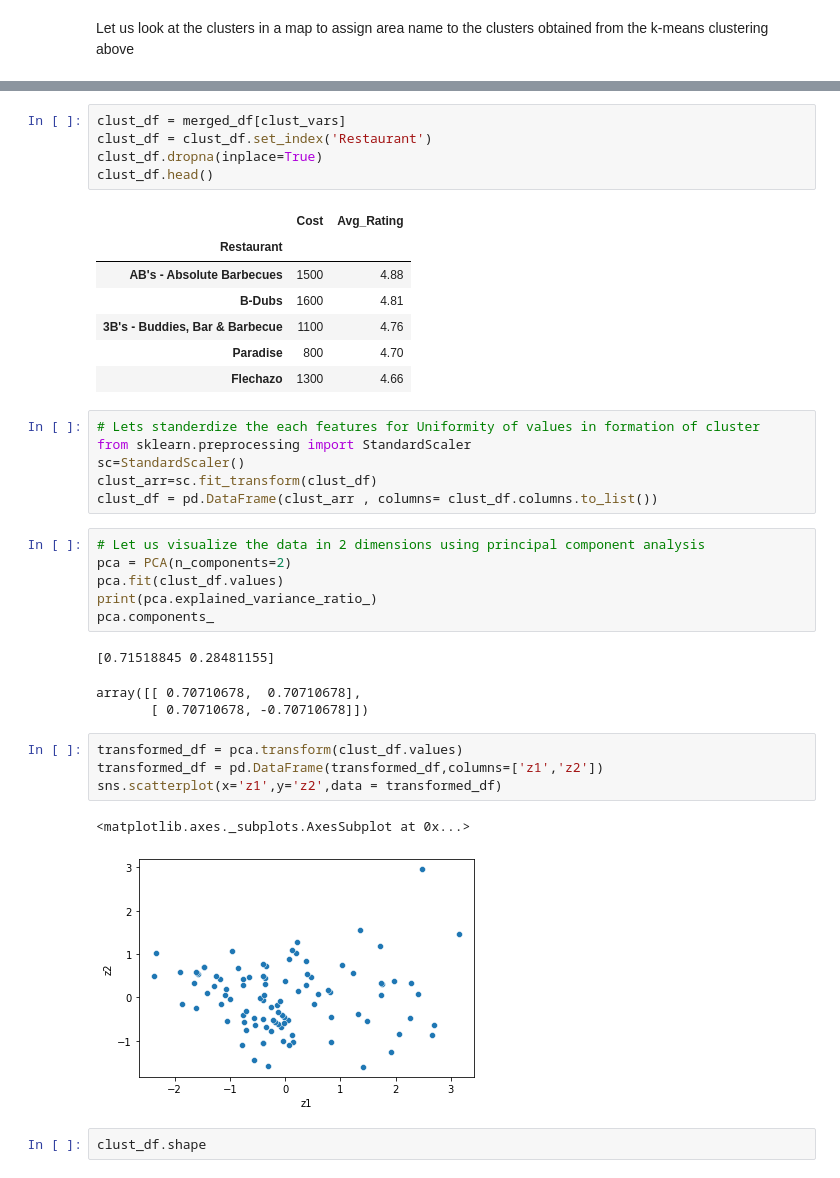
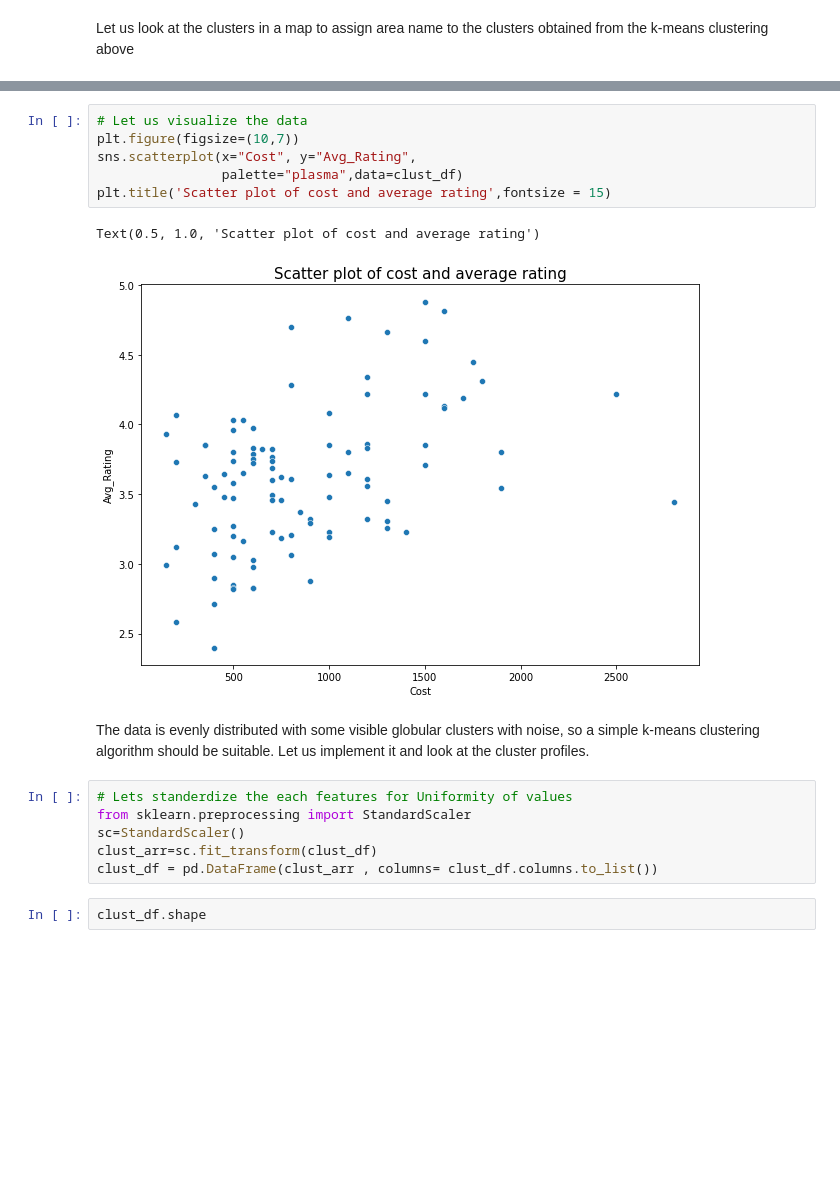
Before and after one commit to Nandeesh-U/ZOMATO-RESTAURANT-CLUSTERING-AND-SENTIMENT-ANALYSIS, a Jupyter notebook: ZOMATO_RESTAURANT_CLUSTERING_AND_SENTIMENT_ANALYSIS.ipynb, the cells around one changed output, grey strips where cells are left out. Saved outputs shown, nothing was run; the diff lists cells and outputs as text; blank space fills up the shorter version.

```diff
--- a/ZOMATO_RESTAURANT_CLUSTERING_AND_SENTIMENT_ANALYSIS.ipynb
+++ b/ZOMATO_RESTAURANT_CLUSTERING_AND_SENTIMENT_ANALYSIS.ipynb
@@ -1832,39 +1871,20 @@ clust_vars = ['Restaurant',
-# %%
-clust_df = merged_df[clust_vars]
-clust_df = clust_df.set_index('Restaurant')
-clust_df.dropna(inplace=True)
-clust_df.head()
-# %% [output]
-|  | Cost | Avg_Rating |
-| Restaurant |  |  |
-| AB's - Absolute Barbecues | 1500 | 4.88 |
-| B-Dubs | 1600 | 4.81 |
-| 3B's - Buddies, Bar & Barbecue | 1100 | 4.76 |
-| Paradise | 800 | 4.70 |
-| Flechazo | 1300 | 4.66 |
+# %%
+# Let us visualize the data
+plt.figure(figsize=(10,7))
+sns.scatterplot(x="Cost", y="Avg_Rating",
+                palette="plasma",data=clust_df)
+plt.title('Scatter plot of cost and average rating',fontsize = 15)
+# %% [output]
+Text(0.5, 1.0, 'Scatter plot of cost and average rating')
+[figure, added]
+# %% [markdown]
+The data is evenly distributed with some visible globular clusters with noise, so a simple k-means clustering algorithm should be suitable. Let us implement it and look at the cluster profiles.
 # %%
-# Lets standerdize the each features for Uniformity of values in formation of cluster
+# Lets standerdize the each features for Uniformity of values
 from sklearn.preprocessing import StandardScaler
 sc=StandardScaler()
 clust_arr=sc.fit_transform(clust_df)
 clust_df = pd.DataFrame(clust_arr , columns= clust_df.columns.to_list())
-# %%
-# Let us visualize the data in 2 dimensions using principal component analysis
-pca = PCA(n_components=2)
-pca.fit(clust_df.values)
-print(pca.explained_variance_ratio_)
-pca.components_
-# %% [output]
-[0.71518845 0.28481155]
-array([[ 0.70710678,  0.70710678],
-       [ 0.70710678, -0.70710678]])
-# %%
-transformed_df = pca.transform(clust_df.values)
-transformed_df = pd.DataFrame(transformed_df,columns=['z1','z2'])
-sns.scatterplot(x='z1',y='z2',data = transformed_df)
-# %% [output]
-<matplotlib.axes._subplots.AxesSubplot at 0x...>
-[figure, removed]
 # %%
 clust_df.shape
 # %% [output]
```
Also changed, not shown: parts of 73 cells of this notebook.
